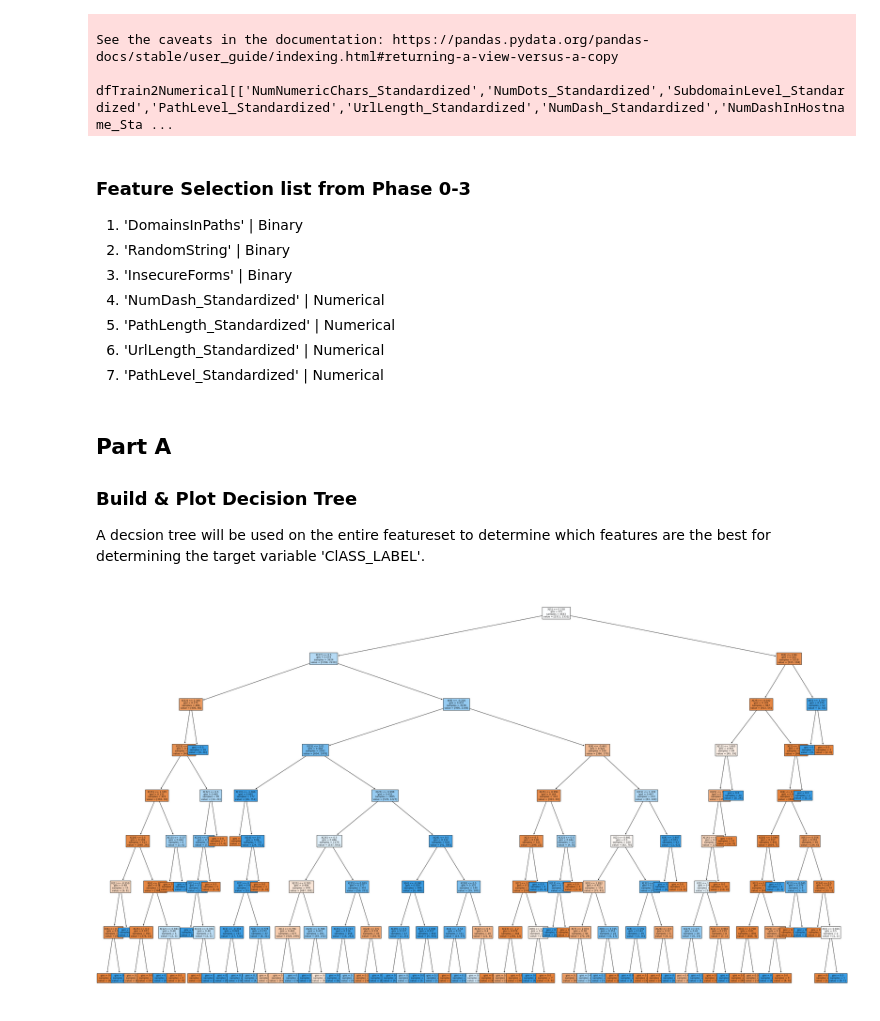
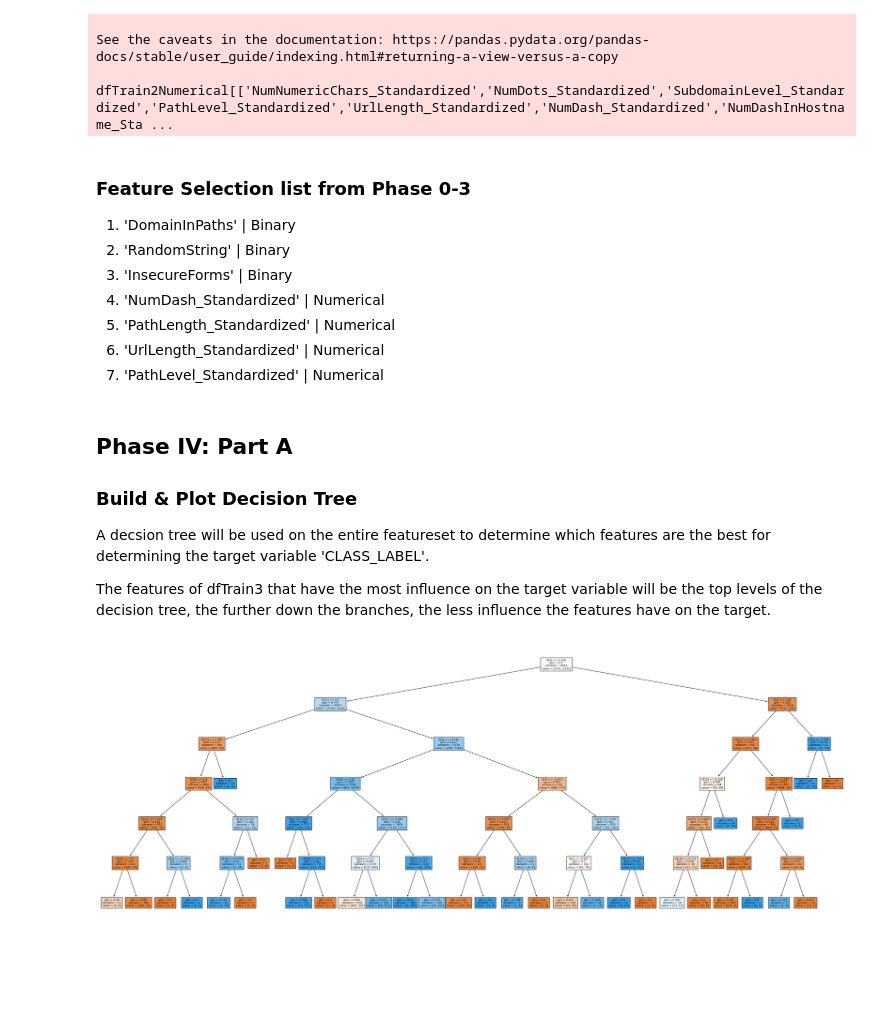
Before and after one commit to Jut257/CYB-362, a Jupyter notebook: phase4.ipynb, the cells around one changed output. Cells and saved outputs as stored; diff of their text form; code cells hidden in the pictures; blank space fills up the shorter version.

```diff
--- a/phase4.ipynb
+++ b/phase4.ipynb
@@ -114,7 +114,7 @@ See the caveats in the documentation: https://pandas.pydata.org/pandas-docs/stab
   dfTrain2Numerical[['NumNumericChars_Standardized','NumDots_Standardized','SubdomainLevel_Standardized','PathLevel_Standardized','UrlLength_Standardized','NumDash_Standardized','NumDashInHostname_Sta ...
 # %% [markdown]
 ### Feature Selection list from Phase 0-3
-1. 'DomainsInPaths' | Binary
+1. 'DomainInPaths' | Binary
 2. 'RandomString' | Binary
 3. 'InsecureForms' | Binary
 4. 'NumDash_Standardized' | Numerical
@@ -122,19 +122,21 @@ See the caveats in the documentation: https://pandas.pydata.org/pandas-docs/stab
 6. 'UrlLength_Standardized' | Numerical
 7. 'PathLevel_Standardized' | Numerical
 # %% [markdown]
-## Part A
+## Phase IV: Part A
 ### Build & Plot Decision Tree
-A decsion tree will be used on the entire featureset to determine which features are the best for determining the target variable 'ClASS_LABEL'.
+A decsion tree will be used on the entire featureset to determine which features are the best for determining the target variable 'CLASS_LABEL'.
+
+The features of dfTrain3 that have the most influence on the target variable will be the top levels of the decision tree, the further down the branches, the less influence the features have on the target.
 # %%
 from sklearn import tree
 
-clf = tree.DecisionTreeClassifier(max_depth=(8))
+clf = tree.DecisionTreeClassifier(max_depth=(6))
 #
 Y=dfTrain3['CLASS_LABEL']
 X=dfTrain3[['UrlLength_Standardized','NumNumericChars_Standardized','NumDots_Standardized','SubdomainLevel_Standardized','PathLevel_Standardized','NumDash_Standardized','NumDashInHostname_Standardized','NumUnderscore_Standardized','NumPercent_Standardized','NumQueryComponents_Standardized','NumAmpersand_Standardized','NumHash_Standardized','HostnameLength_Standardized','PathLength_Standardized','QueryLength_Standardized','NumSensitiveWords_Standardized','AtSymbol','TildeSymbol','NoHttps','RandomString','IpAddress','DomainInSubdomains','DomainInPaths','DoubleSlashInPath','EmbeddedBrandName','PctExtResourceUrls','ExtFavicon','InsecureForms','RelativeFormAction','ExtFormAction','RightClickDisabled','PopUpWindow','IframeOrFrame','MissingTitle','ImagesOnlyInForm']]
 
-plt.figure(figsize=(45,25))
+plt.figure(figsize=(40,15))
 tree.plot_tree(clf.fit(X, Y),filled=True,fontsize=8)
 plt.show()
 # %% [output]
-[figure, old version]
+[figure, new version]
```
Also changed, not shown: parts of 31 cells of this notebook, 1 other file.
